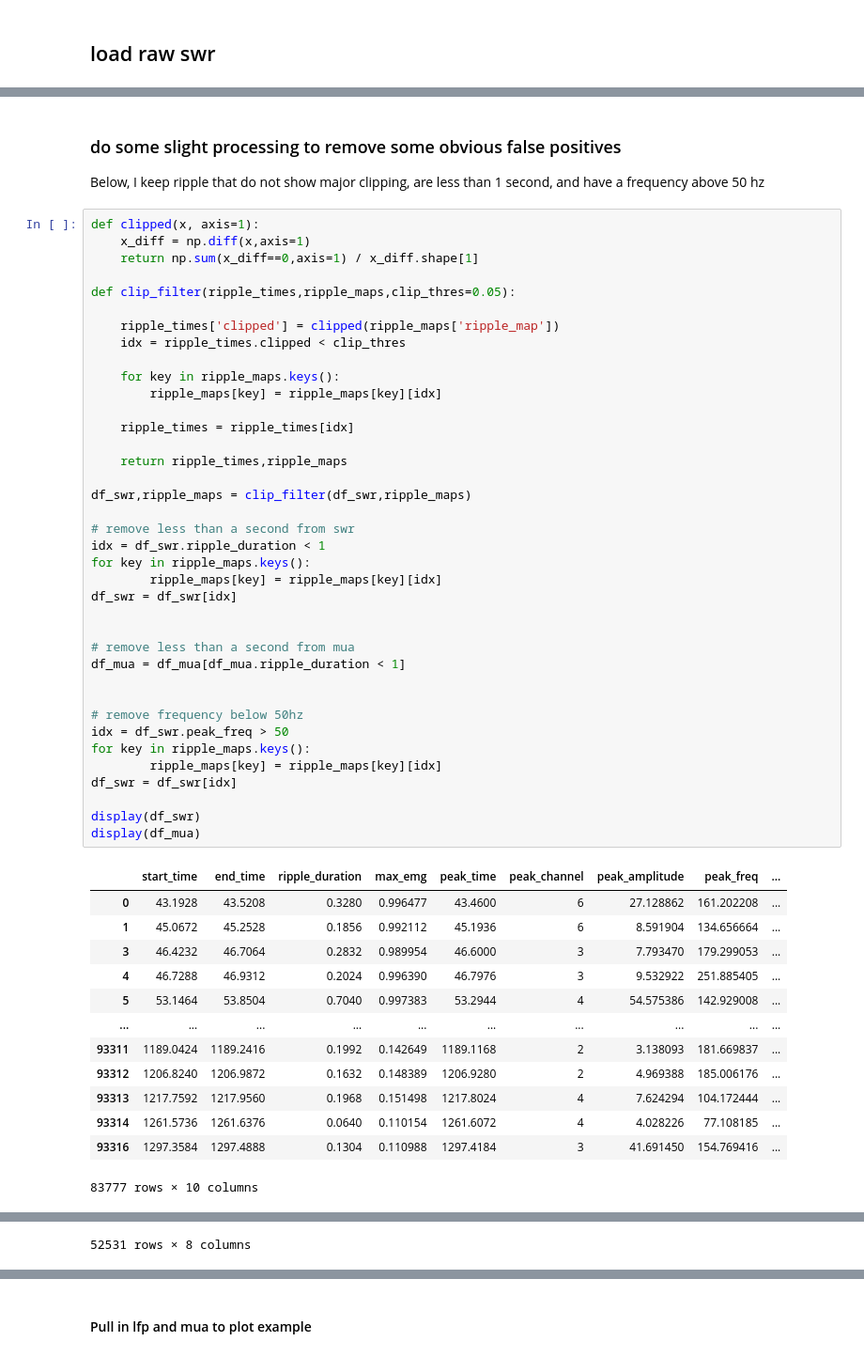
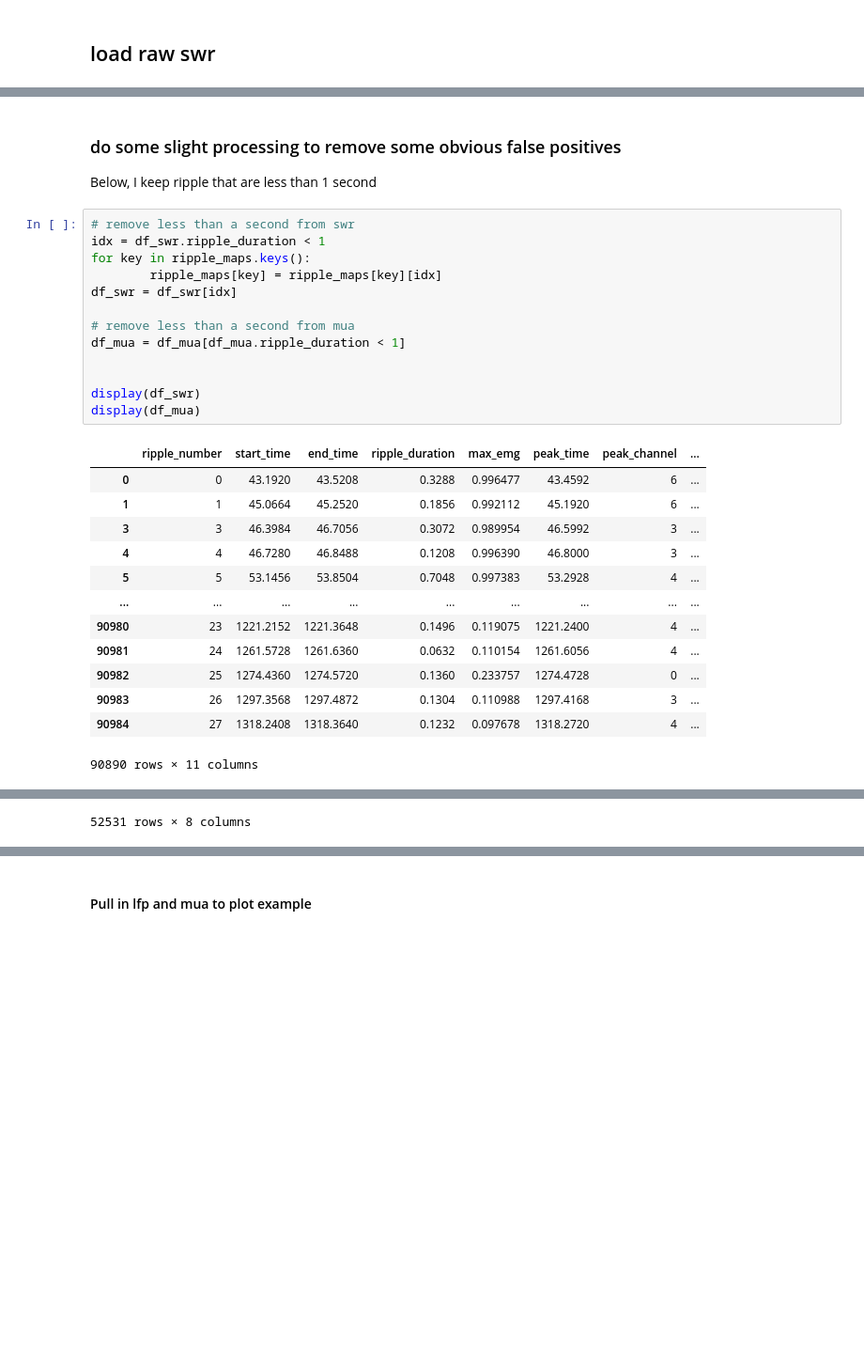
Before and after one commit to ryanharvey1/ripple_analyses, a Jupyter notebook: notebooks/compare_mua_swr.ipynb, the cells around one changed output, grey strips where cells are left out. Shown at 94% size. Drawn from its saved outputs; the diff is of its cells as text; blank space fills up the shorter version.

```diff
--- a/notebooks/compare_mua_swr.ipynb
+++ b/notebooks/compare_mua_swr.ipynb
@@ -98,59 +100,34 @@ df_swr
 # %% [markdown]
 ### do some slight processing to remove some obvious false positives
 
-Below, I keep ripple that do not show major clipping, are less than 1 second, and have a frequency above 50 hz
+Below, I keep ripple that are less than 1 second
 # %%
-def clipped(x, axis=1):
-    x_diff = np.diff(x,axis=1)
-    return np.sum(x_diff==0,axis=1) / x_diff.shape[1]
-
-def clip_filter(ripple_times,ripple_maps,clip_thres=0.05):
-
-    ripple_times['clipped'] = clipped(ripple_maps['ripple_map'])
-    idx = ripple_times.clipped < clip_thres
-
-    for key in ripple_maps.keys():
-        ripple_maps[key] = ripple_maps[key][idx]
-
-    ripple_times = ripple_times[idx]
-
-    return ripple_times,ripple_maps
-
-df_swr,ripple_maps = clip_filter(df_swr,ripple_maps)
-
 # remove less than a second from swr
 idx = df_swr.ripple_duration < 1
 for key in ripple_maps.keys():
         ripple_maps[key] = ripple_maps[key][idx]
 df_swr = df_swr[idx]
 
-
 # remove less than a second from mua
 df_mua = df_mua[df_mua.ripple_duration < 1]
 
 
-# remove frequency below 50hz
-idx = df_swr.peak_freq > 50
-for key in ripple_maps.keys():
-        ripple_maps[key] = ripple_maps[key][idx]
-df_swr = df_swr[idx]
-
 display(df_swr)
 display(df_mua)
 # %% [output]
-|  | start_time | end_time | ripple_duration | max_emg | peak_time | peak_channel | peak_amplitude | peak_freq | ... |
-| 0 | 43.1928 | 43.5208 | 0.3280 | 0.996477 | 43.4600 | 6 | 27.128862 | 161.202208 | ... |
-| 1 | 45.0672 | 45.2528 | 0.1856 | 0.992112 | 45.1936 | 6 | 8.591904 | 134.656664 | ... |
-| 3 | 46.4232 | 46.7064 | 0.2832 | 0.989954 | 46.6000 | 3 | 7.793470 | 179.299053 | ... |
-| 4 | 46.7288 | 46.9312 | 0.2024 | 0.996390 | 46.7976 | 3 | 9.532922 | 251.885405 | ... |
-| 5 | 53.1464 | 53.8504 | 0.7040 | 0.997383 | 53.2944 | 4 | 54.575386 | 142.929008 | ... |
-| ... | ... | ... | ... | ... | ... | ... | ... | ... | ... |
-| 93311 | 1189.0424 | 1189.2416 | 0.1992 | 0.142649 | 1189.1168 | 2 | 3.138093 | 181.669837 | ... |
-| 93312 | 1206.8240 | 1206.9872 | 0.1632 | 0.148389 | 1206.9280 | 2 | 4.969388 | 185.006176 | ... |
-| 93313 | 1217.7592 | 1217.9560 | 0.1968 | 0.151498 | 1217.8024 | 4 | 7.624294 | 104.172444 | ... |
-| 93314 | 1261.5736 | 1261.6376 | 0.0640 | 0.110154 | 1261.6072 | 4 | 4.028226 | 77.108185 | ... |
-| 93316 | 1297.3584 | 1297.4888 | 0.1304 | 0.110988 | 1297.4184 | 3 | 41.691450 | 154.769416 | ... |
+|  | ripple_number | start_time | end_time | ripple_duration | max_emg | peak_time | peak_channel | ... |
+| 0 | 0 | 43.1920 | 43.5208 | 0.3288 | 0.996477 | 43.4592 | 6 | ... |
+| 1 | 1 | 45.0664 | 45.2520 | 0.1856 | 0.992112 | 45.1920 | 6 | ... |
+| 3 | 3 | 46.3984 | 46.7056 | 0.3072 | 0.989954 | 46.5992 | 3 | ... |
+| 4 | 4 | 46.7280 | 46.8488 | 0.1208 | 0.996390 | 46.8000 | 3 | ... |
+| 5 | 5 | 53.1456 | 53.8504 | 0.7048 | 0.997383 | 53.2928 | 4 | ... |
+| ... | ... | ... | ... | ... | ... | ... | ... | ... |
+| 90980 | 23 | 1221.2152 | 1221.3648 | 0.1496 | 0.119075 | 1221.2400 | 4 | ... |
+| 90981 | 24 | 1261.5728 | 1261.6360 | 0.0632 | 0.110154 | 1261.6056 | 4 | ... |
+| 90982 | 25 | 1274.4360 | 1274.5720 | 0.1360 | 0.233757 | 1274.4728 | 0 | ... |
+| 90983 | 26 | 1297.3568 | 1297.4872 | 0.1304 | 0.110988 | 1297.4168 | 3 | ... |
+| 90984 | 27 | 1318.2408 | 1318.3640 | 0.1232 | 0.097678 | 1318.2720 | 4 | ... |
-83777 rows × 10 columns
+90890 rows × 11 columns
 |  | Unnamed: 0 | start_time | end_time | peak_time | ripple_duration | session | ep_type | group |
 | 0 | 0 | 64.0895 | 64.3285 | 64.2555 | 0.239 | LEM3116_S20180715121821 | track | control |
 | 1 | 1 | 69.6875 | 69.8525 | 69.7725 | 0.165 | LEM3116_S20180715121821 | track | control |
```
Also changed, not shown: parts of 17 cells of this notebook.
